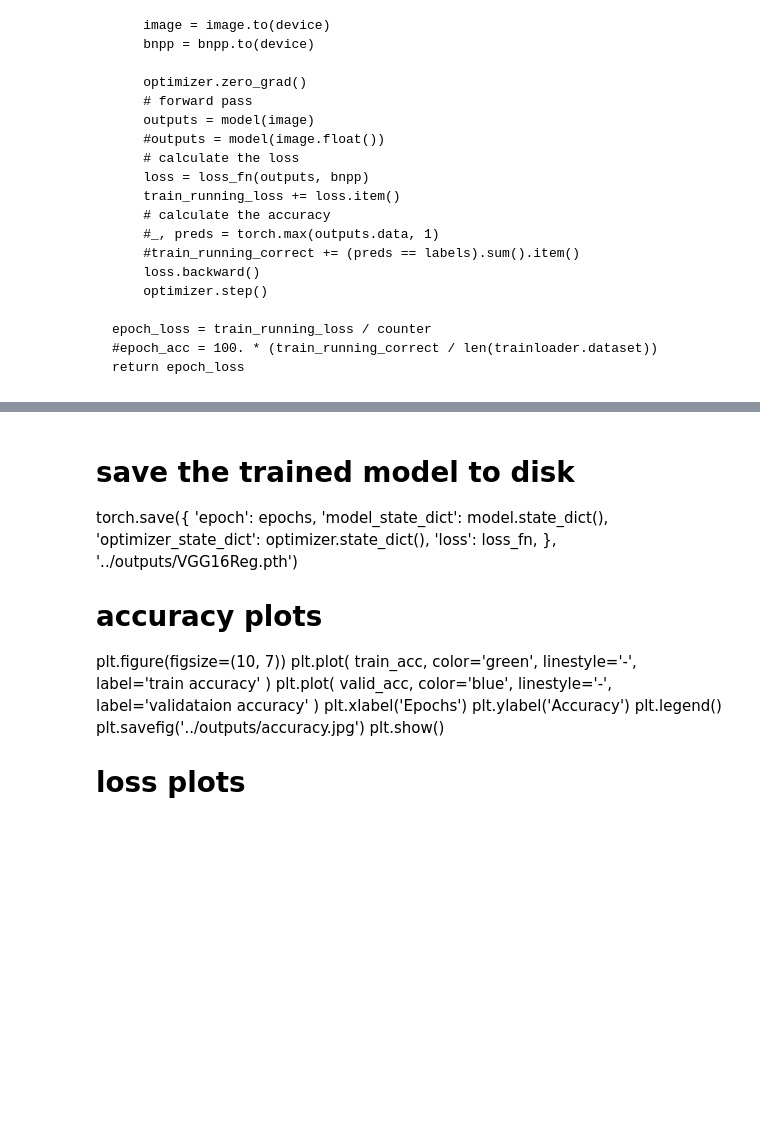
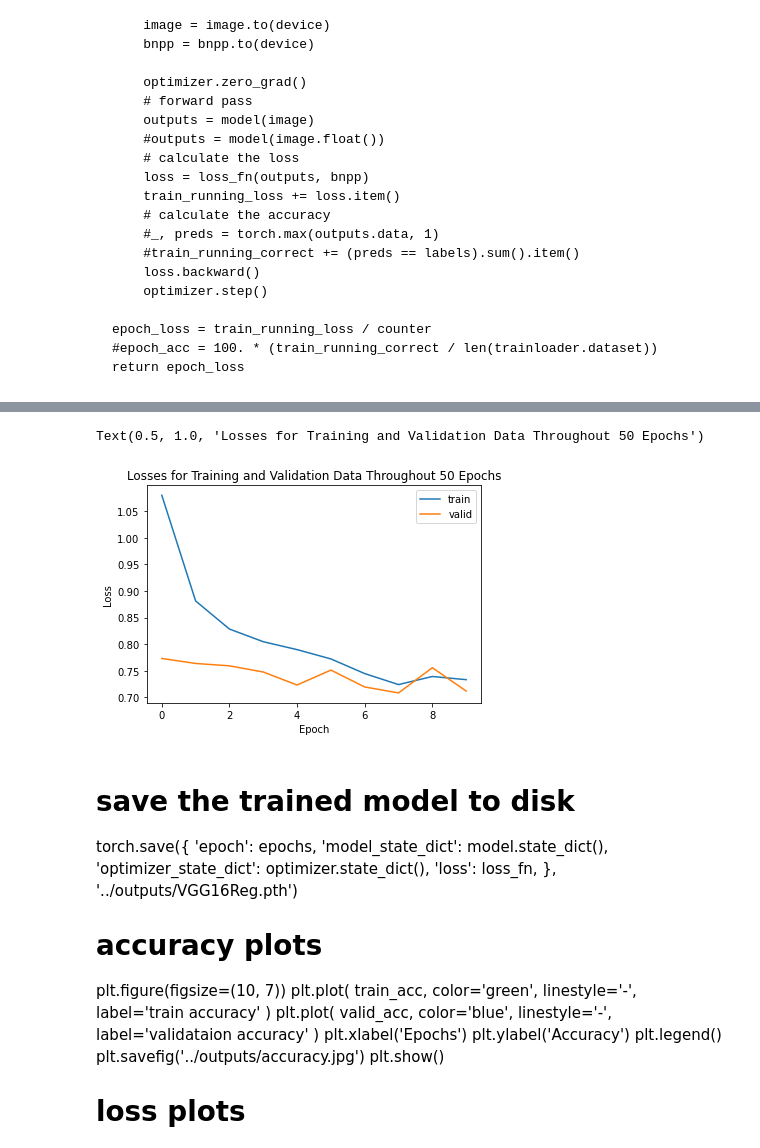
Before and after one commit to ddav118/DSC180A, a Jupyter notebook: Week3_Task.ipynb, the cells around one changed output, grey strips where cells are left out. Saved outputs shown, nothing was run; the diff lists cells and outputs as text; code cells hidden in the pictures; blank space fills up the shorter version.

```diff
--- a/Week3_Task.ipynb
+++ b/Week3_Task.ipynb
@@ -335,3 +373,13 @@ tensor(0.8124, device='cuda:0', grad_fn=<MseLossBackward0>)
+# %%
+plt.plot(tlosses,label='train')
+plt.plot(vlosses,label='valid')
+plt.legend()
+plt.xlabel('Epoch')
+plt.ylabel('Loss')
+plt.title('Losses for Training and Validation Data Throughout 50 Epochs')
+# %% [output]
+Text(0.5, 1.0, 'Losses for Training and Validation Data Throughout 50 Epochs')
+[figure, added]
 # %% [markdown]
 # save the trained model to disk
 torch.save({
```
Also changed, not shown: parts of 10 cells of this notebook, 2 other files.
